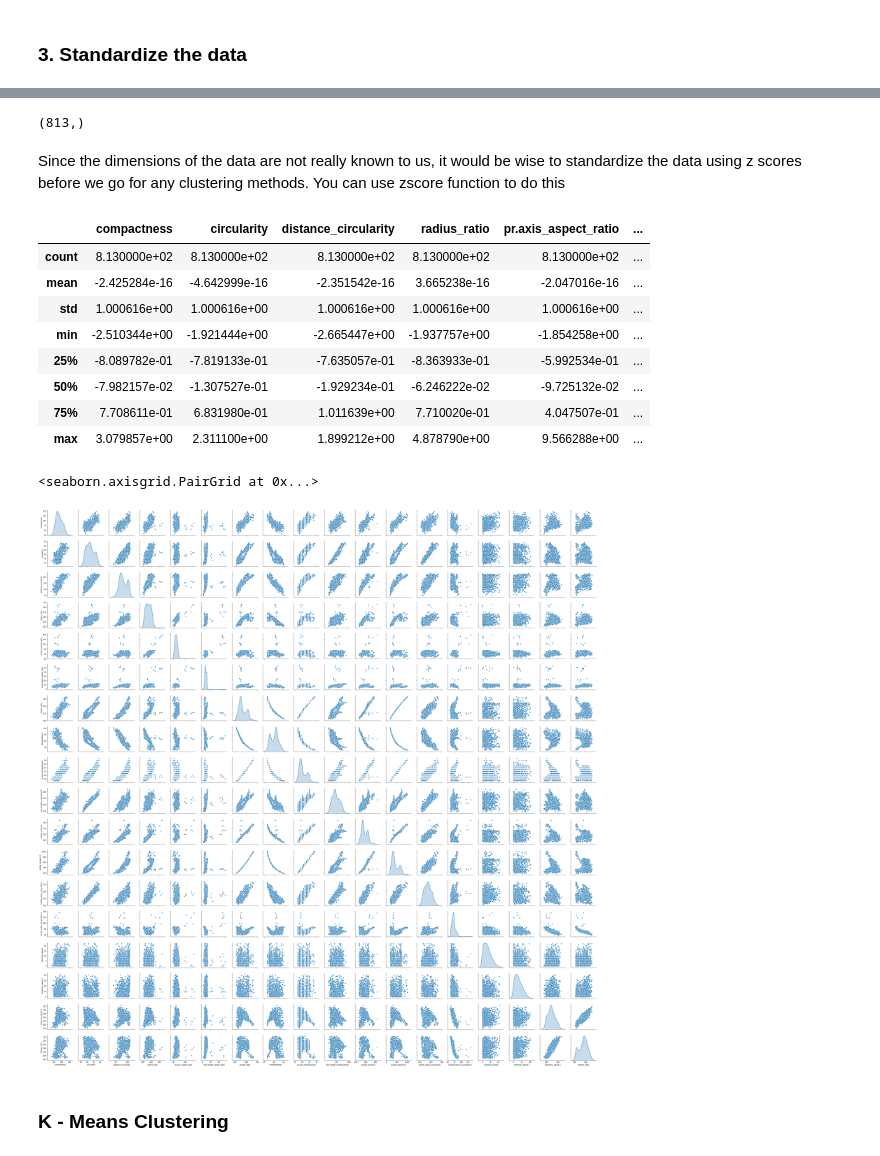
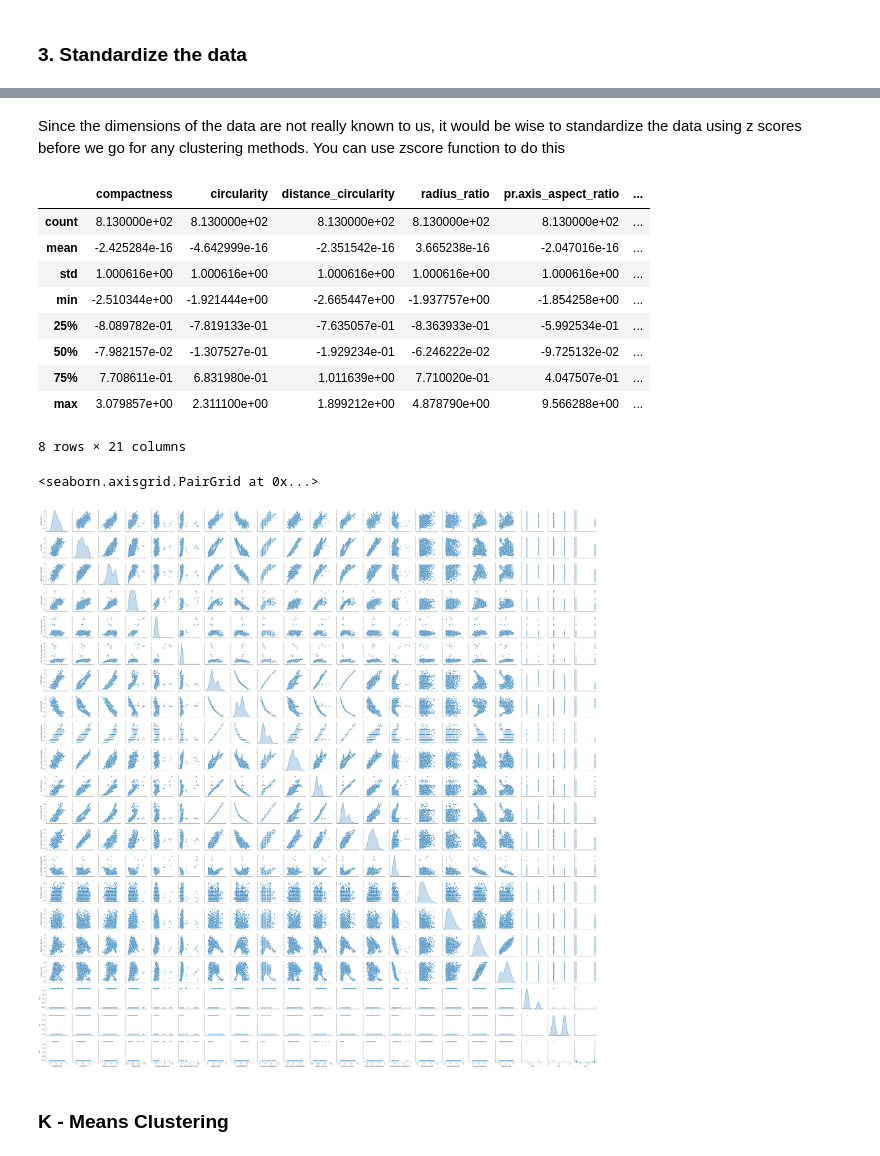
Before and after one commit to mahesh-ched/bangalore-november-2018-batch-ashu10001, a Jupyter notebook: R4_InternalLab/R4_Internal_Lab_Clustering.ipynb, the cells around one changed output, grey strips where cells are left out. Drawn from its saved outputs; the diff is of its cells as text; code cells hidden in the pictures.

```diff
--- a/R4_InternalLab/R4_Internal_Lab_Clustering.ipynb
+++ b/R4_InternalLab/R4_Internal_Lab_Clustering.ipynb
@@ -170,0 +179,4 @@ dtype: int64
+# %%
+df2 = df2.drop('class', axis=1)
+# %%
+df2 = df2.join(one_hot)
@@ -173,2 +215,2 @@ df2_feature = df2.drop(labels = "class", axis = 1)
 # %%
-df2_label = df2.pop("class")
+# df2_label = df2.pop("class")
@@ -179,4 +216,0 @@ df2_feature.shape
-# %%
-df2_label.shape
-# %% [output]
-(813,)
@@ -188,8 +226,8 @@ You can use zscore function to do this
 # It is always advised to scale numeric attributes in models that calculate distances.
 
 from scipy.stats import zscore
-df2_feature_z = df2_feature.apply(zscore)
-df2_feature_z.describe()
+df2_z = df2.apply(zscore)
+df2_z.describe()
 # %% [output]
 |  | compactness | circularity | distance_circularity | radius_ratio | pr.axis_aspect_ratio | ... |
 | count | 8.130000e+02 | 8.130000e+02 | 8.130000e+02 | 8.130000e+02 | 8.130000e+02 | ... |
@@ -200,11 +238,12 @@ df2_feature_z.describe()
 | 50% | -7.982157e-02 | -1.307527e-01 | -1.929234e-01 | -6.246222e-02 | -9.725132e-02 | ... |
 | 75% | 7.708611e-01 | 6.831980e-01 | 1.011639e+00 | 7.710020e-01 | 4.047507e-01 | ... |
 | max | 3.079857e+00 | 2.311100e+00 | 1.899212e+00 | 4.878790e+00 | 9.566288e+00 | ... |
+8 rows × 21 columns
 # %%
-sns.pairplot(df2,diag_kind='kde')
+sns.pairplot(df2_z,diag_kind='kde')
 # %% [output]
 <seaborn.axisgrid.PairGrid at 0x...>
-[figure, old version]
+[figure, new version]
 # %% [markdown]
 ### K - Means Clustering
 # %% [markdown]
```
Also changed, not shown: parts of 24 cells of this notebook.
